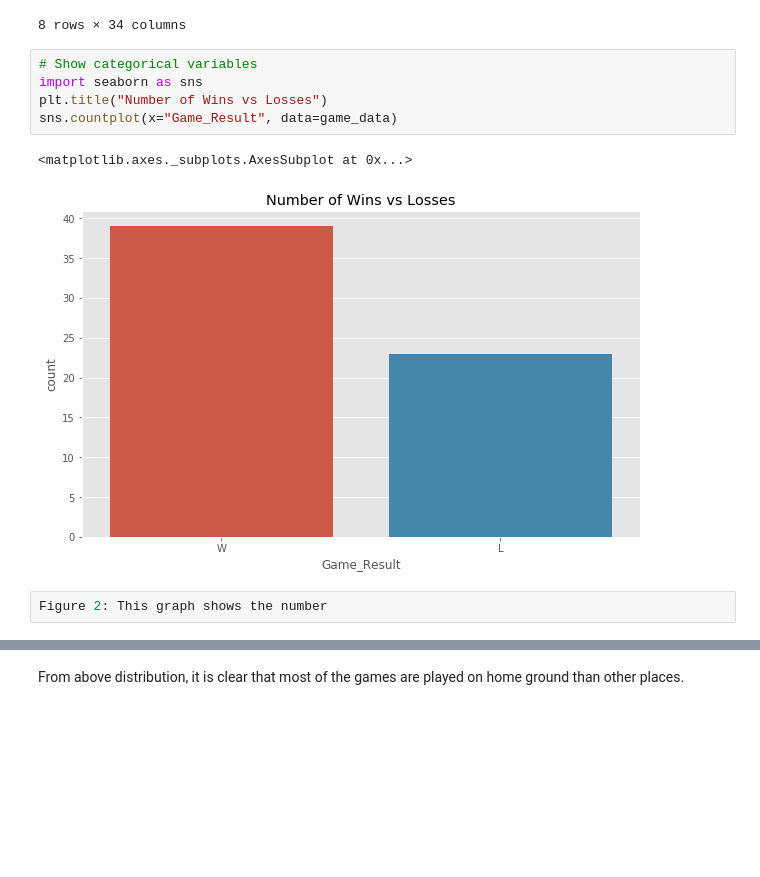
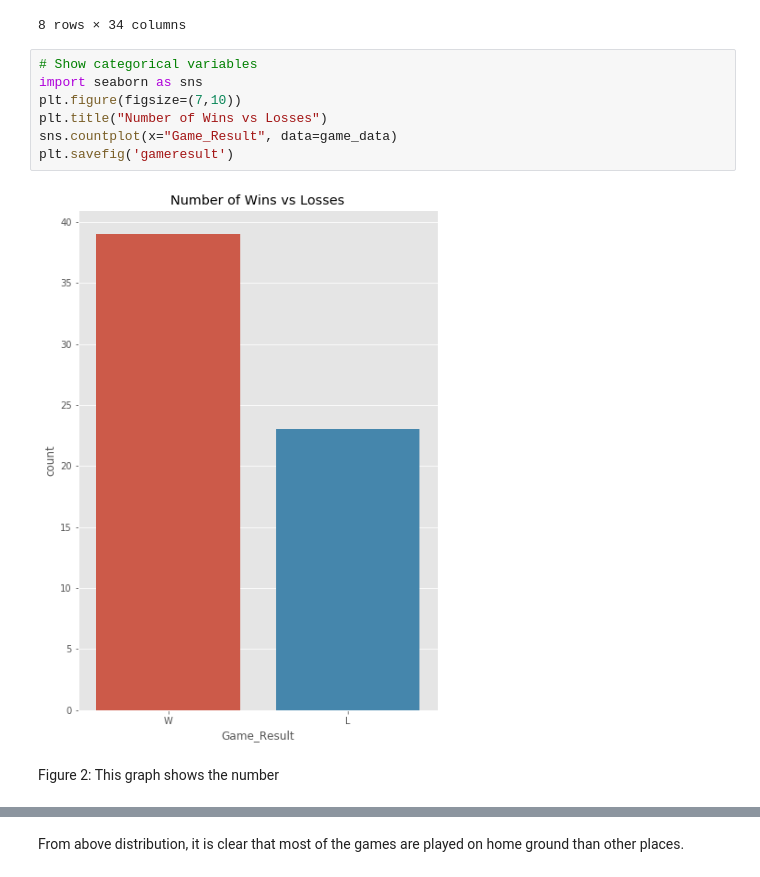
Before and after one commit to swetaravi/BasketBall-Analysis, a Jupyter notebook: Data Science Project_Basketball Analysis -- Updated -- Prathusha's Copy.ipynb, the cells around one changed output, grey strips where cells are left out. Cells and saved outputs as stored; diff of their text form; blank space fills up the shorter version.

```diff
--- a/Data Science Project_Basketball Analysis -- Updated -- Prathusha's Copy.ipynb
+++ b/Data Science Project_Basketball Analysis -- Updated -- Prathusha's Copy.ipynb
@@ -150,13 +151,14 @@ game_data.describe()
 # %%
 # Show categorical variables
 import seaborn as sns
+plt.figure(figsize=(7,10))
 plt.title("Number of Wins vs Losses")
 sns.countplot(x="Game_Result", data=game_data)
+plt.savefig('gameresult')
 # %% [output]
-<matplotlib.axes._subplots.AxesSubplot at 0x...>
-[figure, old version]
+[figure, new version]
-# %%
-Figure 2: This graph shows the number
+# %% [markdown]
+Figure 2: This graph shows the number
 # %%
 # Game location variable
 
```
Also changed, not shown: parts of 14 cells of this notebook, 12 other files.
